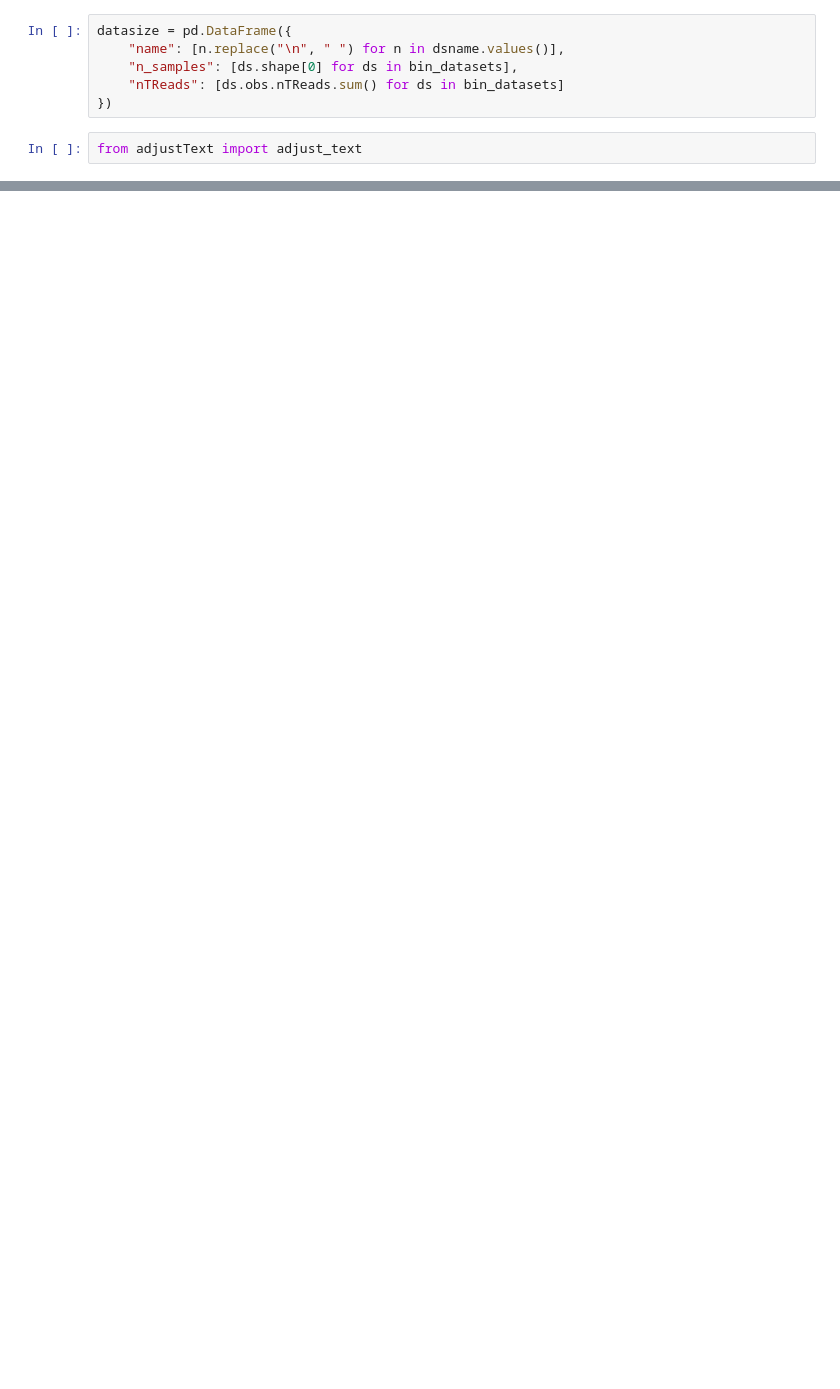
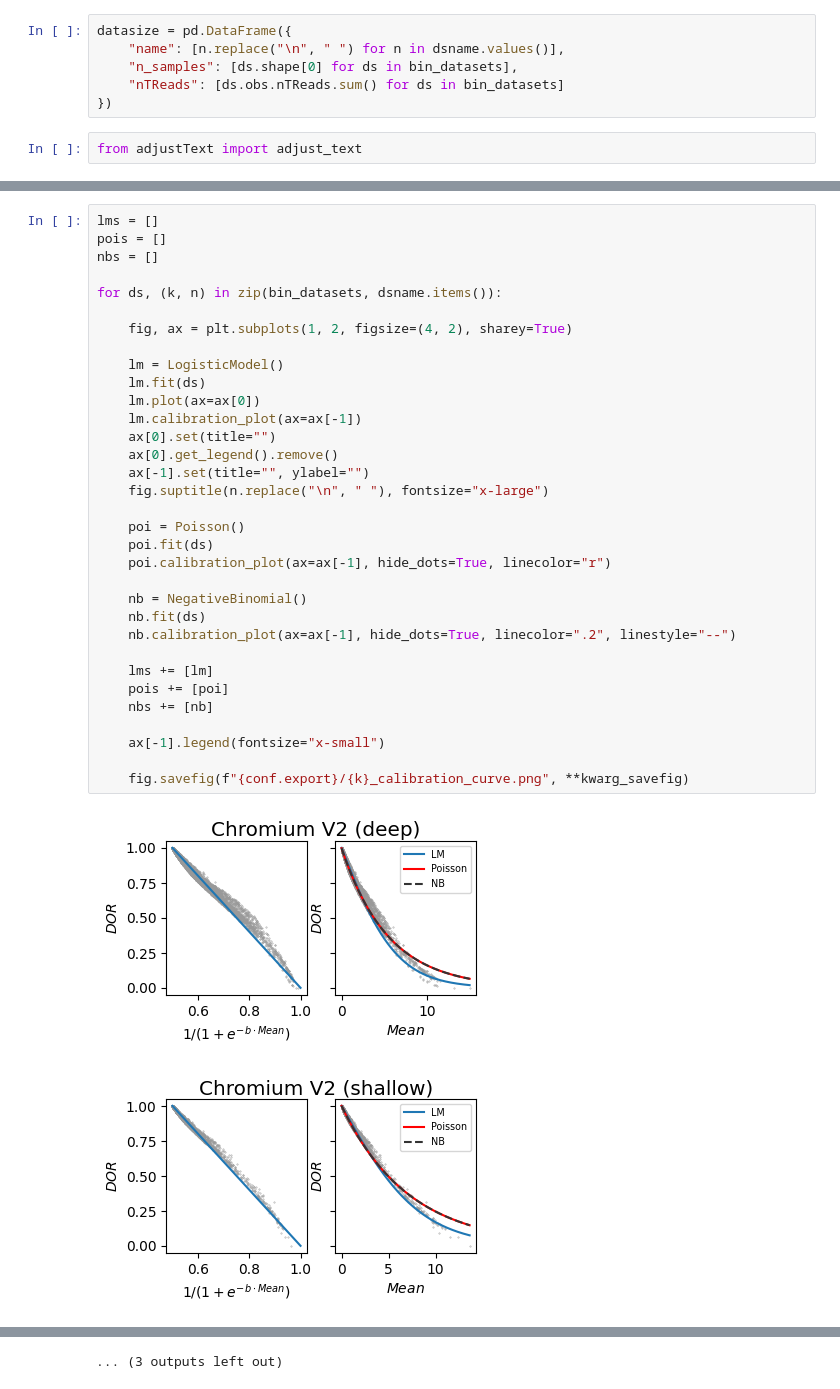
Before and after one commit to yo-aka-gene/grnet, a Jupyter notebook: docs/notebooks/dor.ipynb, the cells around one changed output, grey strips where cells are left out. Saved outputs shown, nothing was run; the diff lists cells and outputs as text; blank space fills up the shorter version.

```diff
--- a/docs/notebooks/dor.ipynb
+++ b/docs/notebooks/dor.ipynb
@@ -400,0 +182,36 @@ for ds, n in zip(bin_datasets, dsname.values()):
+# %%
+lms = []
+pois = []
+nbs = []
+
+for ds, (k, n) in zip(bin_datasets, dsname.items()):
+
+    fig, ax = plt.subplots(1, 2, figsize=(4, 2), sharey=True)
+
+    lm = LogisticModel()
+    lm.fit(ds)
+    lm.plot(ax=ax[0])
+    lm.calibration_plot(ax=ax[-1])
+    ax[0].set(title="")
+    ax[0].get_legend().remove()
+    ax[-1].set(title="", ylabel="")
+    fig.suptitle(n.replace("\n", " "), fontsize="x-large")
+
+    poi = Poisson()
+    poi.fit(ds)
+    poi.calibration_plot(ax=ax[-1], hide_dots=True, linecolor="r")
+
+    nb = NegativeBinomial()
+    nb.fit(ds)
+    nb.calibration_plot(ax=ax[-1], hide_dots=True, linecolor=".2", linestyle="--")
+
+    lms += [lm]
+    pois += [poi]
+    nbs += [nb]
+
+    ax[-1].legend(fontsize="x-small")
+
+    fig.savefig(f"{conf.export}/{k}_calibration_curve.png", **kwarg_savefig)
+# %% [output]
+[figure, added]
+[figure, added]
@@ -400,0 +228 @@ for ds, n in zip(bin_datasets, dsname.values()):
+... (3 outputs left out)
```
Also changed, not shown: parts of 15 cells of this notebook.
